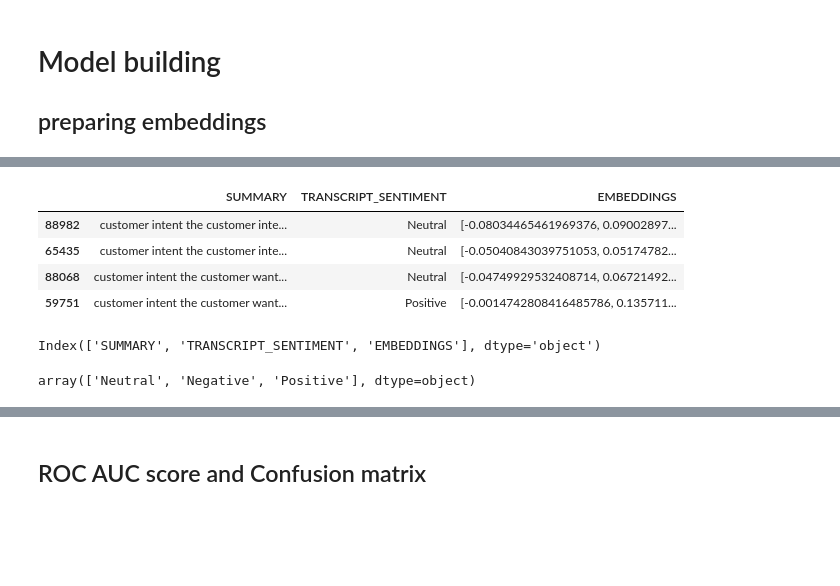
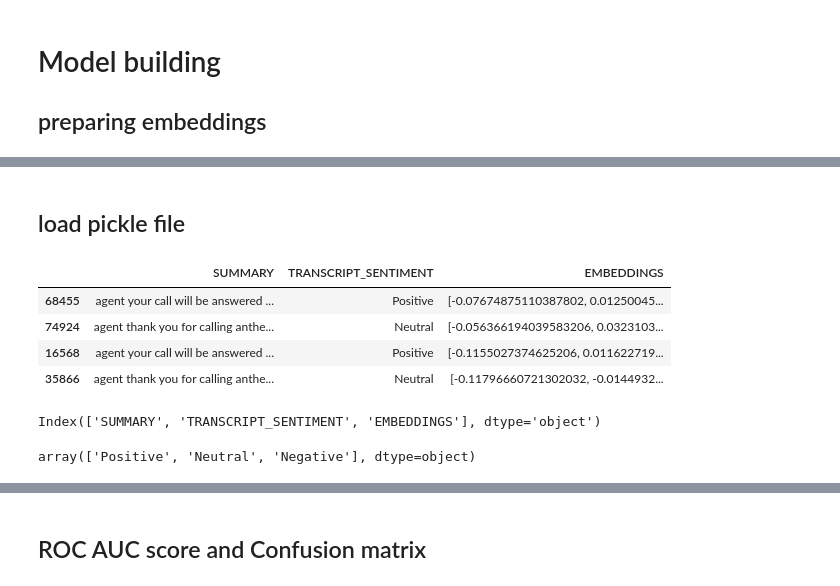
Before and after one commit to gputti/PCMLAI_capstone, a Jupyter notebook: capstone_project.ipynb, the cells around one changed output, grey strips where cells are left out. Drawn from its saved outputs; the diff is of its cells as text; code cells hidden in the pictures; blank space fills up the shorter version.

```diff
--- a/capstone_project.ipynb
+++ b/capstone_project.ipynb
@@ -208,0 +195,2 @@ df.sample(4)
+# %% [markdown]
+## load pickle file
@@ -209,14 +209,14 @@ df.sample(4)
 # %%
 # now load the pickle file and work on it.
 
-df_loaded = pd.read_pickle("df_with_embeddings.pkl.zip")
+df_loaded = pd.read_pickle("df_with_embeddings_2.pkl.zip")
 df_loaded.sample(4)
 # %% [output]
 |  | SUMMARY | TRANSCRIPT_SENTIMENT | EMBEDDINGS |
-| 88982 | customer intent the customer inte... | Neutral | [-0.08034465461969376, 0.09002897... |
-| 65435 | customer intent the customer inte... | Neutral | [-0.05040843039751053, 0.05174782... |
-| 88068 | customer intent the customer want... | Neutral | [-0.04749929532408714, 0.06721492... |
-| 59751 | customer intent the customer want... | Positive | [-0.0014742808416485786, 0.135711... |
+| 68455 | agent your call will be answered ... | Positive | [-0.07674875110387802, 0.01250045... |
+| 74924 | agent thank you for calling anthe... | Neutral | [-0.056366194039583206, 0.0323103... |
+| 16568 | agent your call will be answered ... | Positive | [-0.1155027374625206, 0.011622719... |
+| 35866 | agent thank you for calling anthe... | Neutral | [-0.11796660721302032, -0.0144932... |
 # %%
 df_loaded.columns
 # %% [output]
@@ -224,7 +224,7 @@ Index(['SUMMARY', 'TRANSCRIPT_SENTIMENT', 'EMBEDDINGS'], dtype='object')
 # %%
 df_loaded["TRANSCRIPT_SENTIMENT"].unique()
 # %% [output]
-array(['Neutral', 'Negative', 'Positive'], dtype=object)
+array(['Positive', 'Neutral', 'Negative'], dtype=object)
 # %%
 # Ensure embeddings and category labels are in the DataFrame
 
```
Also changed, not shown: parts of 56 cells of this notebook.
